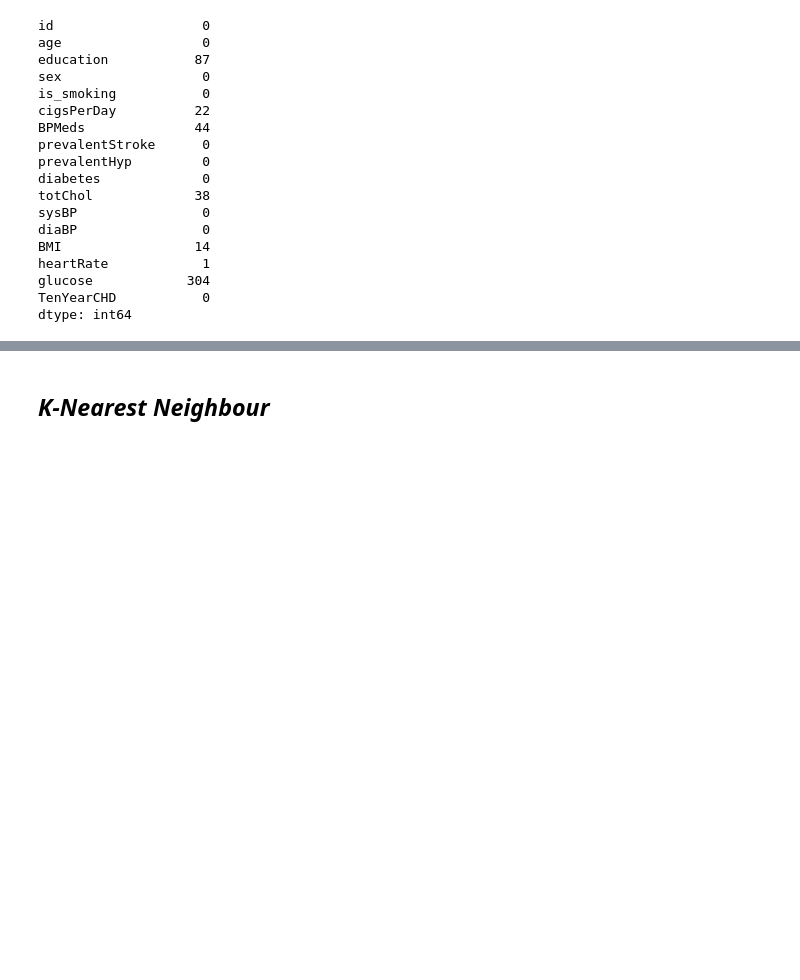
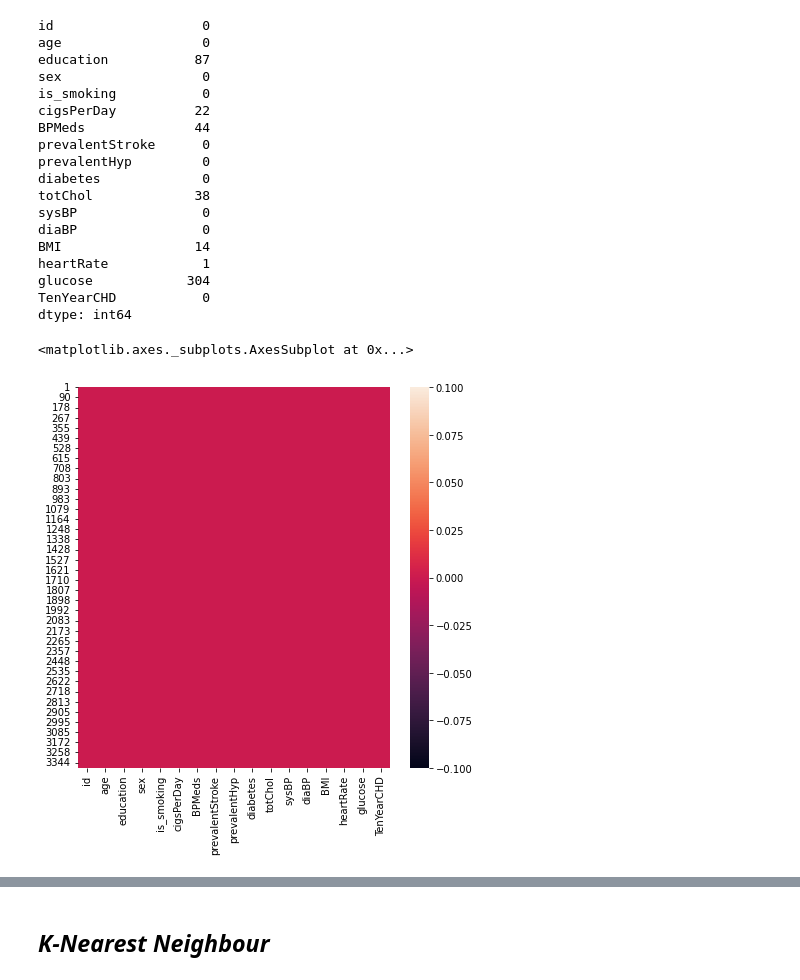
Before and after one commit to jogapritam/Cardiovascular-Risk-Prediction, a Jupyter notebook: Cardiovascular_Risk_Prediction_Jogapritam_Sahu.ipynb, the cells around one changed output, grey strips where cells are left out. Cells and saved outputs as stored; diff of their text form; code cells hidden in the pictures; blank space fills up the shorter version.

```diff
--- a/Cardiovascular_Risk_Prediction_Jogapritam_Sahu.ipynb
+++ b/Cardiovascular_Risk_Prediction_Jogapritam_Sahu.ipynb
@@ -22,6 +43,6 @@ drive.mount('/content/drive')
 # %% [output]
 Mounted at /content/drive
 # %%
-dataset = pd.read_csv('/content/drive/MyDrive/machine learning/2nd project ML/data_cardiovascular_risk.csv')
+df = pd.read_csv('/content/drive/MyDrive/machine learning/2nd project ML/data_cardiovascular_risk.csv')
 # %%
 # Checking dimension of data set
@@ -89,5 +110,3 @@ heartRate            1
 glucose            304
 TenYearCHD           0
 dtype: int64
-# %%
-df = dataset.copy()
@@ -93,0 +118,10 @@ df = dataset.copy()
+# %%
+df.dropna(inplace=True)
+# %%
+# Plotting the heatmap for missing values
+missing_values = df.isnull()
+plt.figure(figsize=(7,7))
+sns.heatmap(missing_values)
+# %% [output]
+<matplotlib.axes._subplots.AxesSubplot at 0x...>
+[figure, added]
```
Also changed, not shown: parts of 35 cells of this notebook.
